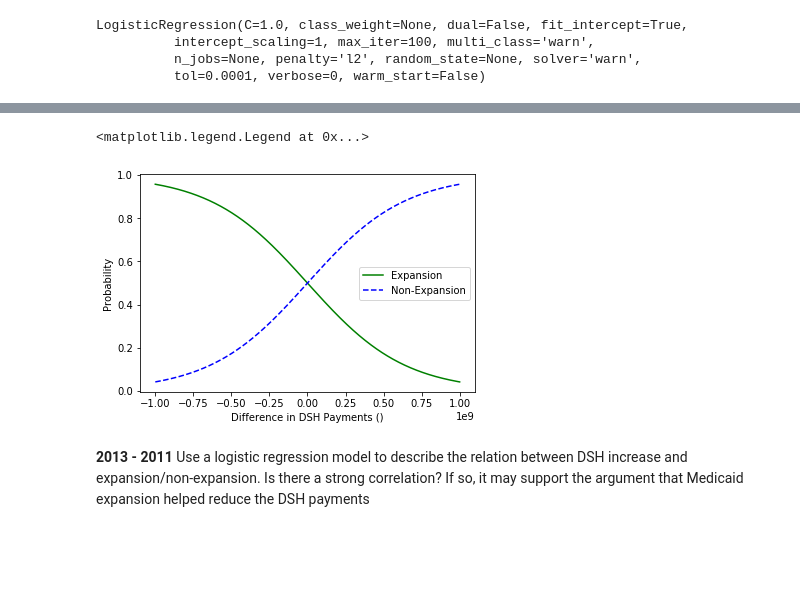
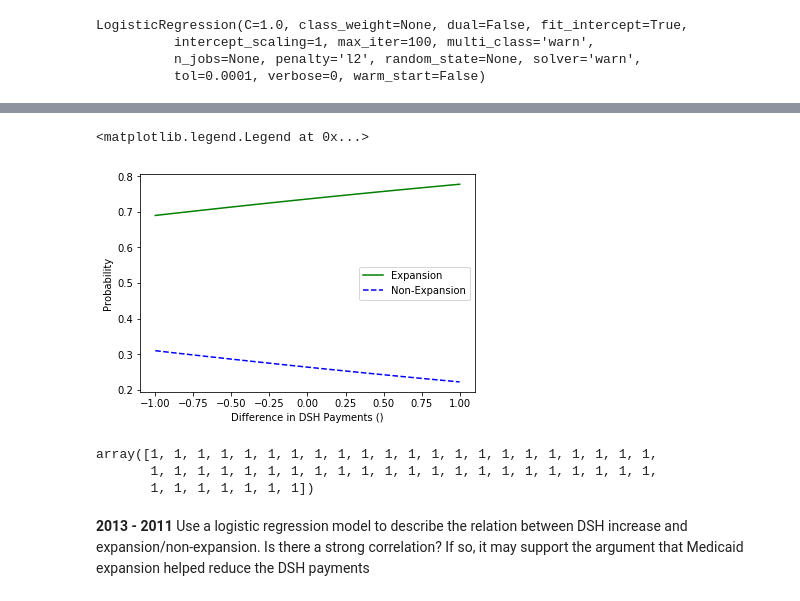
Before and after one commit to Kereeh/CMP-464, a Jupyter notebook: research/dsh_analysis.ipynb, the cells around one changed output, grey strips where cells are left out. Saved outputs shown, nothing was run; the diff lists cells and outputs as text; code cells hidden in the pictures; blank space fills up the shorter version.

```diff
--- a/research/dsh_analysis.ipynb
+++ b/research/dsh_analysis.ipynb
@@ -114,0 +138,2 @@ dsh_all_aggregate_clean
+# %%
+dsh_all_aggregate_clean = dsh_all_aggregate_clean.drop(dsh_all_aggregate_clean[dsh_all_aggregate_clean['state']== 'PR'].index)
@@ -117,6 +162,3 @@ Label each state as "expansion states" or "non-expansion states", according to w
 # %%
 #read in expansion states table to append column to previous df
 expansion_states = pd.read_csv('expansion_states.csv')
-# %%
-#remove white space in state
-dsh_all_aggregate_clean['state'] = dsh_all_aggregate_clean['state'].str.strip()
@@ -124,6 +186,6 @@ dsh_all_aggregate_clean['state'] = dsh_all_aggregate_clean['state'].str.strip()
 #merging expansion status to previous data frame
 dsh_and_states = pd.merge(dsh_all_aggregate_clean, expansion_states, on = ['state'], how = 'outer')
 # %%
-dsh_and_states.set_index('index')
+dsh_and_states
 # %% [output]
 |  | state | dsh_2011 | dsh_2013 | dsh_2015 | 2015-2011 | 2013-2011 | expansion_status |
@@ -149,8 +215,8 @@ dsh_and_states.set_index('index')
 # %%
 from sklearn.linear_model import LogisticRegression
 
-X = dsh_and_states["2015-2011"].values.reshape(-1,1)
-y = dsh_and_states["expansion_status"].values
+X = dsh_and_states[["2015-2011"]]
+y = dsh_and_states["expansion_status"]
 
 log_reg = LogisticRegression()
 log_reg.fit(X, y)
@@ -162,14 +248,22 @@ LogisticRegression(C=1.0, class_weight=None, dual=False, fit_intercept=True,
 # %%
-X_new = np.linspace(-1000000000, 1000000000, 1000).reshape(-1,1)
+X_new = np.linspace(-1, 1, 100).reshape(-1,1)
 y_proba = log_reg.predict_proba(X_new)
 plt.plot(X_new, y_proba[:, 1], "g-", label = "Expansion")
 plt.plot(X_new, y_proba[:, 0], "b--", label = "Non-Expansion")
 plt.xlabel("Difference in DSH Payments ()")
 plt.ylabel("Probability")
 plt.legend()
 # %% [output]
 <matplotlib.legend.Legend at 0x...>
-[figure, old version]
+[figure, new version]
+# %%
+# calculate the training precision
+pred = log_reg.predict(dsh_and_states[['2015-2011']])
+pred
+# %% [output]
+array([1, 1, 1, 1, 1, 1, 1, 1, 1, 1, 1, 1, 1, 1, 1, 1, 1, 1, 1, 1, 1, 1,
+       1, 1, 1, 1, 1, 1, 1, 1, 1, 1, 1, 1, 1, 1, 1, 1, 1, 1, 1, 1, 1, 1,
+       1, 1, 1, 1, 1, 1, 1])
 # %% [markdown]
 **2013 - 2011**
 Use a logistic regression model to describe the relation between DSH increase and expansion/non-expansion. Is there a strong correlation? If so, it may support the argument that Medicaid expansion helped reduce the DSH payments
```
Also changed, not shown: parts of 15 cells of this notebook, 1 other file.
